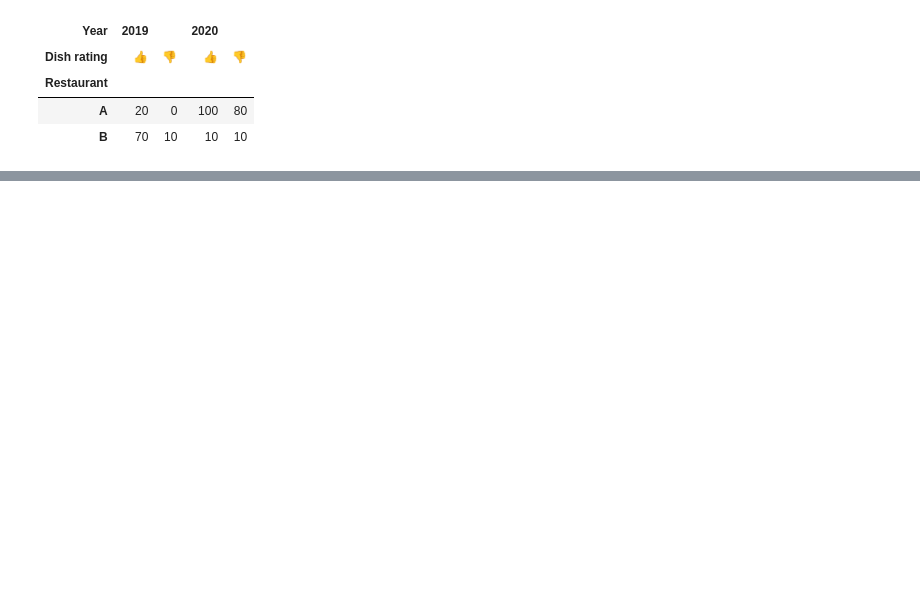
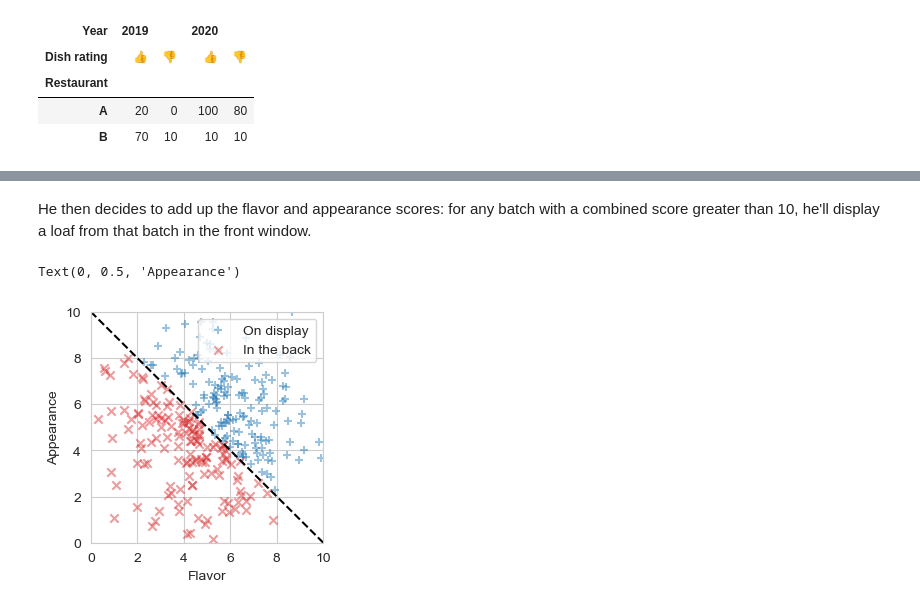
Before and after one commit to ds-102/ds-102-book, a Jupyter notebook: ds-102-book/content/chapters/04/01_association_correlation_causation.ipynb, the cells around one changed output, grey strips where cells are left out. Saved outputs shown, nothing was run; the diff lists cells and outputs as text; code cells hidden in the pictures; blank space fills up the shorter version.

```diff
--- a/ds-102-book/content/chapters/04/01_association_correlation_causation.ipynb
+++ b/ds-102-book/content/chapters/04/01_association_correlation_causation.ipynb
@@ -196,0 +184,22 @@ Simpson's Paradox also shows up in sports (e.g., [basketball](http://www.math.ke
+# %% [markdown]
+He then decides to add up the flavor and appearance scores: for any batch with a combined score greater than 10, he'll display a loaf from that batch in the front window.
+# %%
+
+f_color, ax_color = plt.subplots(1, 1, figsize=(3, 3))
+is_on_display = (flavor + appearance > 10)
+ax_color.scatter(
+    flavor[is_on_display], appearance[is_on_display], label='On display',
+    color='tab:blue', marker='+', alpha=0.45
+)
+ax_color.scatter(
+    flavor[~is_on_display], appearance[~is_on_display], label='In the back',
+    color='tab:red', marker='x', alpha=0.45
+)
+ax_color.legend()
+ax_color.plot([0, 10], [10, 0], 'k--')
+ax_color.axis([0, 10, 0, 10])
+ax_color.set_xlabel('Flavor')
+ax_color.set_ylabel('Appearance')
+# %% [output]
+Text(0, 0.5, 'Appearance')
+[figure, added]
```
Also changed, not shown: parts of 23 cells of this notebook, 17 other files.
